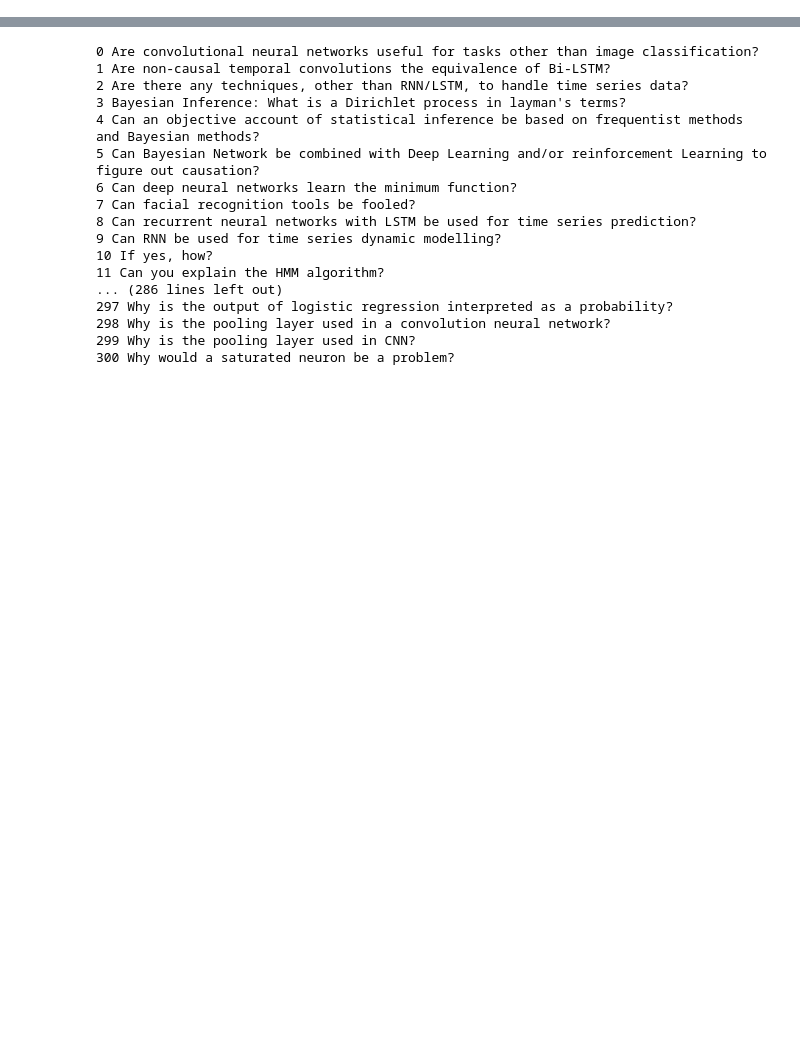
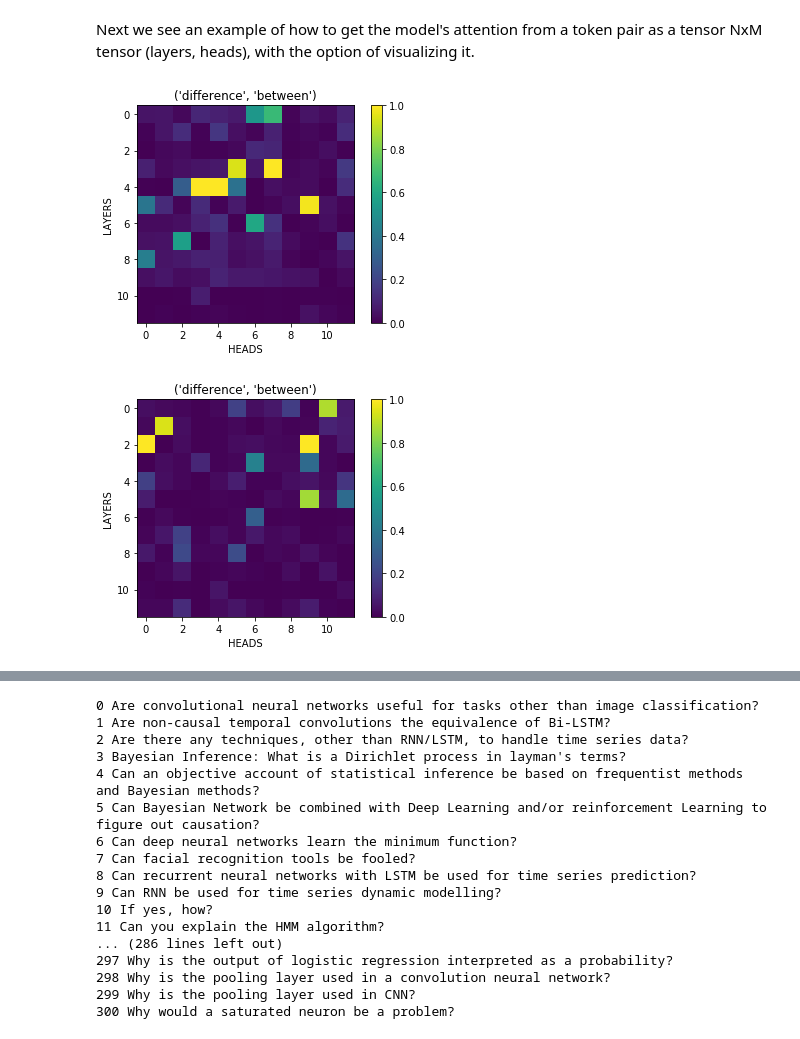
Before and after one commit to sergicastellasape/transformers, a Jupyter notebook: SciBert-playground-2.ipynb, the cells around one changed output, grey strips where cells are left out. Saved outputs shown, nothing was run; the diff lists cells and outputs as text; code cells hidden in the pictures; blank space fills up the shorter version.

```diff
--- a/SciBert-playground-2.ipynb
+++ b/SciBert-playground-2.ipynb
@@ -87,7 +91,7 @@ class TransformerSentence():
             TransformerSentence.display_attention(attention, title=f'Token idx: {(i, j)}')
         return attention
 
-    def visualize_token_path(self, fit, tokens_to_follow=None, print_tokens=False):
+    def visualize_token_path(self, fit, tokens_to_follow=None, print_tokens=False, figsize=(10, 10)):
 
         if tokens_to_follow is None:
             all_tokens = self.summary['input_tokens']
@@ -101,16 +105,41 @@ class TransformerSentence():
         layer_depth = self.summary['states'].size()[0]
 
         for i in range(layer_depth):
-            layer_embeddings = all_states[i, :, :]
+            layer_embeddings = self.summary['states'][i, :, :]
             projection = fit.transform(layer_embeddings)
             projections.append(projection)
 
         data = np.stack(projections, axis=0)
+        fig, axs = plt.subplots(figsize=figsize)
         for token in tokens_to_follow:
             i = self.summary['input_tokens'].index(token)
             plt.plot(data[:,i,0], data[:,i,1], '-o', alpha=0.3)
             plt.annotate(s=token, xy=(data[0, i, 0], data[0, i, 1]))
 
+        plt.show()
+
+    def visualize_sentence_shape(self, fit, tokens_to_follow=None, print_tokens=False, figsize=(10, 10)):
+
+        if tokens_to_follow is None:
+            all_tokens = self.summary['input_tokens']
+            regex = re.compile(r'^[a-zA-Z]')
+            tokens_to_follow = [i for i in all_tokens if regex.search(i)]
+
+        if print_tokens: print(tokens_to_follow)
+
+        colors = list(range(len(tokens_to_follow)))
+        projections = []
+        layer_depth = self.summary['states'].size()[0]
+
+        # get list of indeces of the tokens to follow
+        idxs = [self.summary['input_tokens'].index(token) for token in tokens_to_follow]
+        token_embeddings = self.summary['states'][-1, idxs, :]
+        data = fit.transform(token_embeddings)
+
+        fig, axs = plt.subplots(figsize=figsize)
+        plt.plot(data[:,0], data[:,1], '-o')
+        for i, token in enumerate(tokens_to_follow):
+            plt.annotate(s=token, xy=(data[i, 0], data[i, 1]))
         plt.show()
 
 
@@ -133,7 +162,8 @@ class TransformerSentence():
         w = int(N / h)
         visualization = embedding.reshape((h, w)).numpy()
         fig, ax = plt.subplots()
-        im = ax.imshow(visualization, vmax=vmax, vmin=vmin)
+        im = ax.imshow(visualization, vmax=vmax, vmin=vmin, cmap='viridis')
+        fig.colorbar(im)
         if title is not None:
             ax.set_title(title)
         plt.show()
@@ -141,7 +171,8 @@ class TransformerSentence():
     @staticmethod
     def display_attention(attention, title=None):
         fig, ax = plt.subplots()
-        im = ax.imshow(attention, vmin=0., vmax=1.)
+        im = ax.imshow(attention, vmin=0., vmax=1., cmap='viridis')
+        fig.colorbar(im)
         if title is not None:
             ax.set_title(title)
         ax.set_xlabel('HEADS')
@@ -196,3 +234,8 @@ e2f =  scibert_sentence.summary['token_embeddings']['vision'][-1,:]
+# %% [markdown]
+Next we see an example of how to get the model's attention from a token pair as a tensor NxM tensor (layers, heads), with the option of visualizing it.
 # %%
-_ = scibert_sentence.attention_from_tokens('what', 'difference', display=True)
-_ = bert_sentence.attention_from_tokens('what', 'difference', display=True)
+cv_att_scibert = scibert_sentence.attention_from_tokens('difference', 'between', display=True)
+cv_att_bertbase = bert_sentence.attention_from_tokens('difference', 'between', display=True)
+# %% [output]
+[figure, added]
+[figure, added]
```
Also changed, not shown: parts of 40 cells of this notebook.
